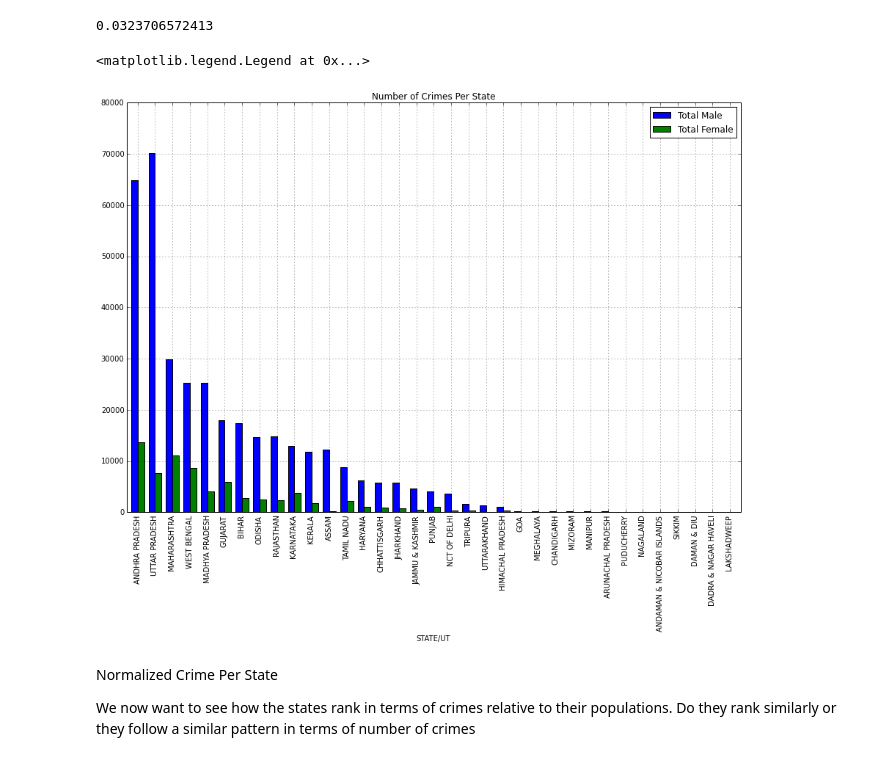
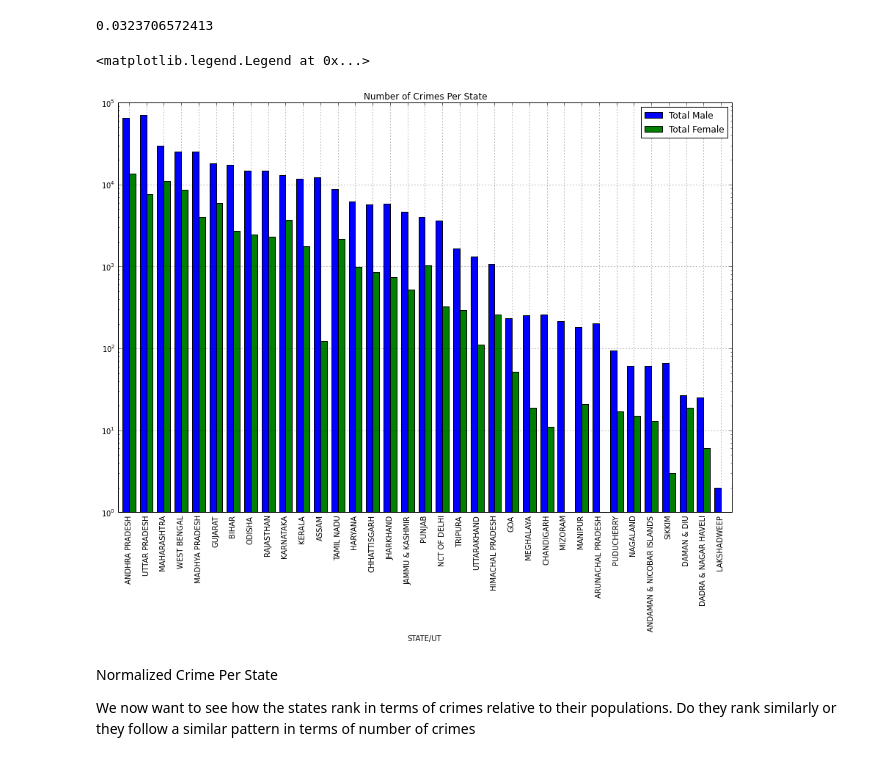
Before and after one commit to chalenge/crime-against-women, a Jupyter notebook: _notebooks/WomenCrimeAnalysis.ipynb, the cells around one changed output. Drawn from its saved outputs; the diff is of its cells as text; code cells hidden in the pictures.

```diff
--- a/_notebooks/WomenCrimeAnalysis.ipynb
+++ b/_notebooks/WomenCrimeAnalysis.ipynb
@@ -100,14 +145,11 @@ print criminalsPer_1000
 # %% [output]
 0.0323706572413
 # %%
-stateNumbers[['Total Male', 'Total Female']].plot(kind='bar', figsize=(15,10), title = 'Number of Crimes Per State')
+statenumPlot = stateNumbers[['Total Male', 'Total Female']].plot(kind='bar', figsize=(15,10), title = 'Number of Crimes Per State', log=True)
 plt.legend(loc='best')
-# dfCarrDelay_count = pd.concat((dfArrvDelay_count, dfDepDelay_count), axis = 1)
-# dfCarrDelay_count.columns = ['ArrivalDelay_count', 'DepartureDelay_count']
-# df1 = df[['a','b']]
 # %% [output]
 <matplotlib.legend.Legend at 0x...>
-[figure, old version]
+[figure, new version]
 # %% [markdown]
 Normalized Crime Per State
 
```
Also changed, not shown: parts of 37 cells of this notebook, 5 other files.
